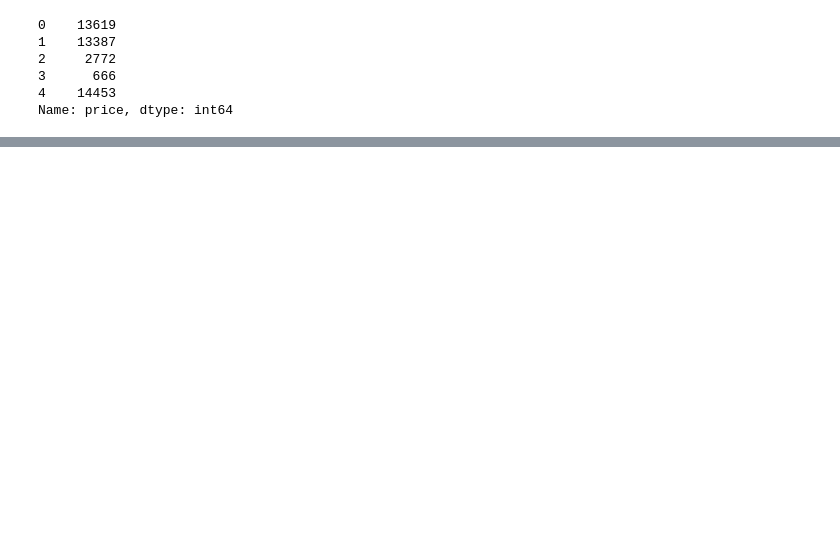
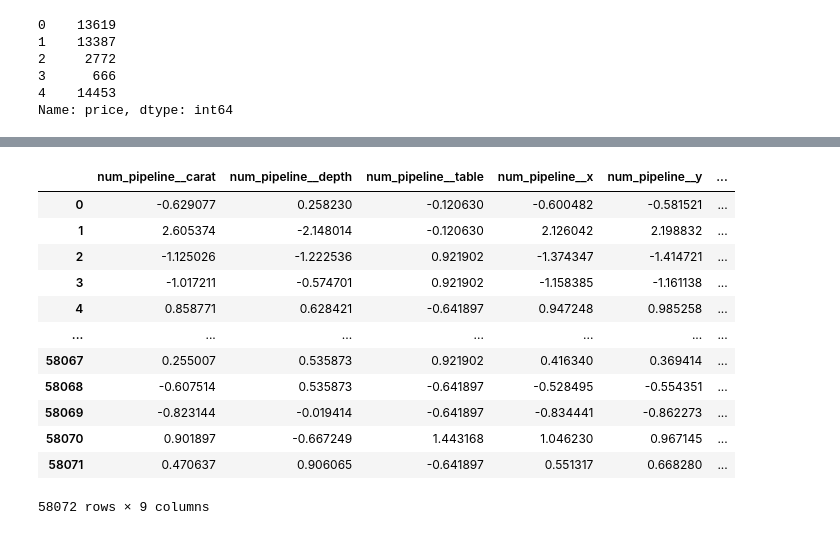
Before and after one commit to yitayew123/MLOPS, a Jupyter notebook: experiment/experiments.ipynb, the cells around one changed output, grey strips where cells are left out. Saved outputs shown, nothing was run; the diff lists cells and outputs as text; code cells hidden in the pictures; blank space fills up the shorter version.

```diff
--- a/experiment/experiments.ipynb
+++ b/experiment/experiments.ipynb
@@ -308,0 +471,16 @@ ct_pipeline = Pipeline()
+# %%
+x_test
+# %% [output]
+|  | num_pipeline__carat | num_pipeline__depth | num_pipeline__table | num_pipeline__x | num_pipeline__y | ... |
+| 0 | -0.629077 | 0.258230 | -0.120630 | -0.600482 | -0.581521 | ... |
+| 1 | 2.605374 | -2.148014 | -0.120630 | 2.126042 | 2.198832 | ... |
+| 2 | -1.125026 | -1.222536 | 0.921902 | -1.374347 | -1.414721 | ... |
+| 3 | -1.017211 | -0.574701 | 0.921902 | -1.158385 | -1.161138 | ... |
+| 4 | 0.858771 | 0.628421 | -0.641897 | 0.947248 | 0.985258 | ... |
+| ... | ... | ... | ... | ... | ... | ... |
+| 58067 | 0.255007 | 0.535873 | 0.921902 | 0.416340 | 0.369414 | ... |
+| 58068 | -0.607514 | 0.535873 | -0.641897 | -0.528495 | -0.554351 | ... |
+| 58069 | -0.823144 | -0.019414 | -0.641897 | -0.834441 | -0.862273 | ... |
+| 58070 | 0.901897 | -0.667249 | 1.443168 | 1.046230 | 0.967145 | ... |
+| 58071 | 0.470637 | 0.906065 | -0.641897 | 0.551317 | 0.668280 | ... |
+58072 rows × 9 columns
```
Also changed, not shown: parts of 28 cells of this notebook.
